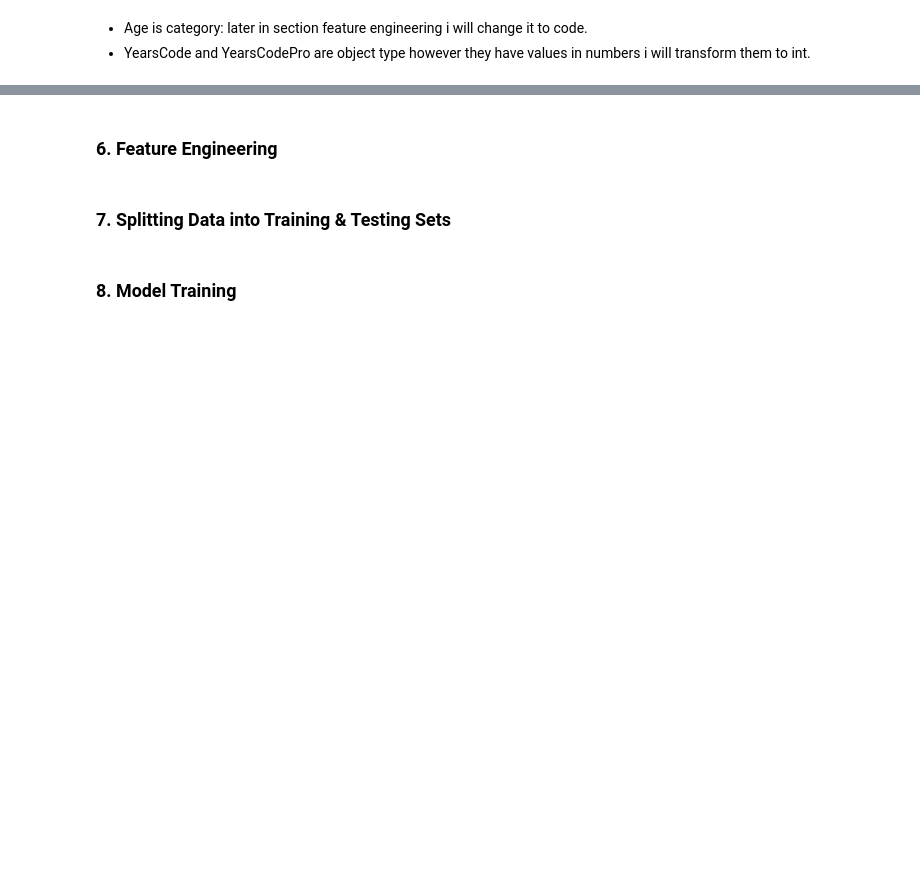
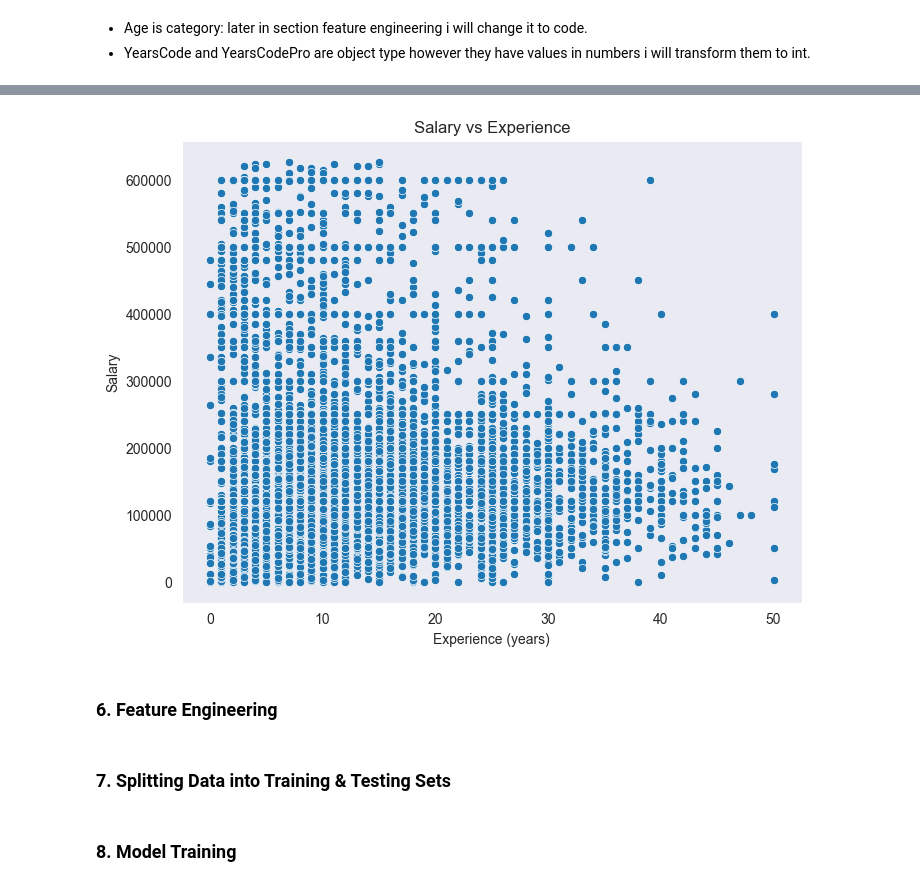
Before and after one commit to CaroBarros/udacity_project_data_science_blog, a Jupyter notebook: notebook/data_science_task.ipynb, the cells around one changed output, grey strips where cells are left out. Drawn from its saved outputs; the diff is of its cells as text; code cells hidden in the pictures; blank space fills up the shorter version.

```diff
--- a/notebook/data_science_task.ipynb
+++ b/notebook/data_science_task.ipynb
@@ -585,3 +601,13 @@ df[['years_code', 'years_code_pro']] = df[['years_code', 'years_code_pro']].appl
+# %%
+# Scatter plot of Salary vs Experience (assuming 'Experience' is a variable)
+plt.figure(figsize=(8,6))
+sns.scatterplot(x=df_cleaned['WorkExp'], y=df_cleaned['CompTotal'])
+plt.title('Salary vs Experience')
+plt.xlabel('Experience (years)')
+plt.ylabel('Salary')
+plt.show()
+# %% [output]
+[figure, added]
 # %% [markdown]
 ### 6. Feature Engineering
 # %% [markdown]
```
Also changed, not shown: parts of 23 cells of this notebook, 1 other file.
